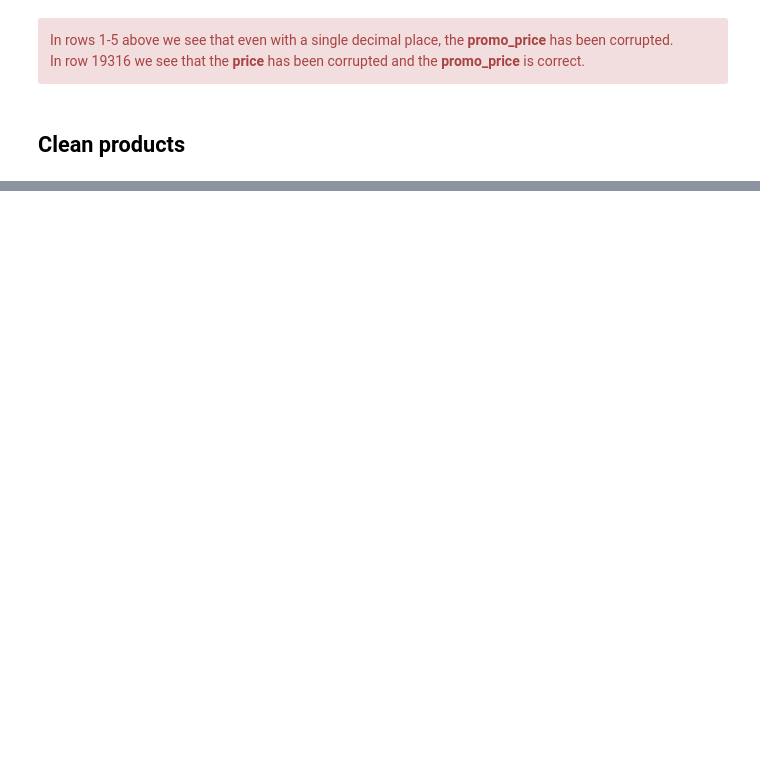
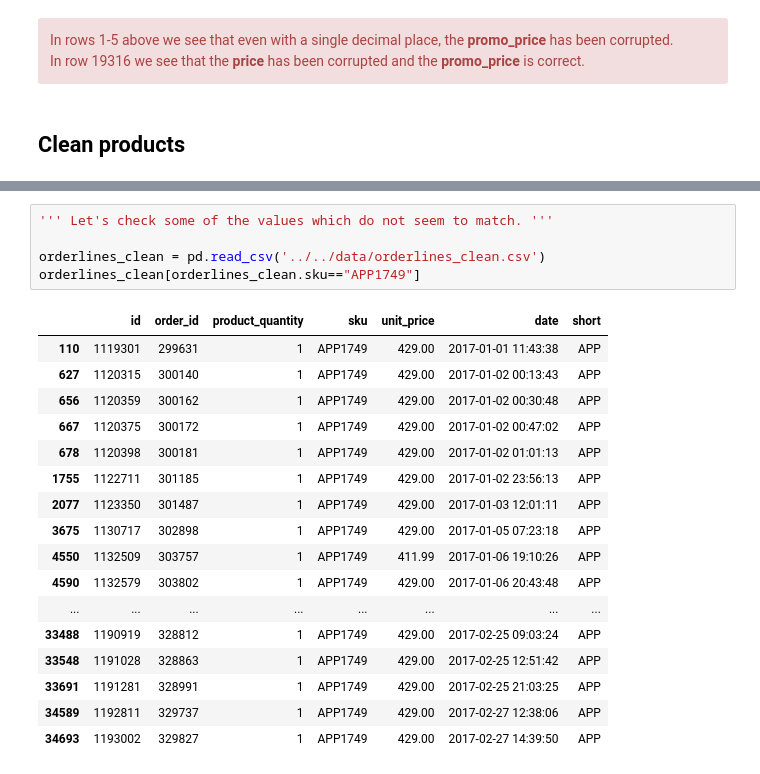
Before and after one commit to Donal-Flanagan/Eniac_discount_analysis, a Jupyter notebook: notebooks/1 - initial_imports_and_data_cleaning/explore_products.ipynb, the cells around one changed output, grey strips where cells are left out. Saved outputs shown, nothing was run; the diff lists cells and outputs as text; blank space fills up the shorter version.

```diff
--- a/notebooks/1 - initial_imports_and_data_cleaning/explore_products.ipynb
+++ b/notebooks/1 - initial_imports_and_data_cleaning/explore_products.ipynb
@@ -320,0 +614,23 @@ This represents 45.49% of the data.
+# %%
+''' Let's check some of the values which do not seem to match. '''
+
+orderlines_clean = pd.read_csv('../../data/orderlines_clean.csv')
+orderlines_clean[orderlines_clean.sku=="APP1749"]
+# %% [output]
+|  | id | order_id | product_quantity | sku | unit_price | date | short |
+| 110 | 1119301 | 299631 | 1 | APP1749 | 429.00 | 2017-01-01 11:43:38 | APP |
+| 627 | 1120315 | 300140 | 1 | APP1749 | 429.00 | 2017-01-02 00:13:43 | APP |
+| 656 | 1120359 | 300162 | 1 | APP1749 | 429.00 | 2017-01-02 00:30:48 | APP |
+| 667 | 1120375 | 300172 | 1 | APP1749 | 429.00 | 2017-01-02 00:47:02 | APP |
+| 678 | 1120398 | 300181 | 1 | APP1749 | 429.00 | 2017-01-02 01:01:13 | APP |
+| 1755 | 1122711 | 301185 | 1 | APP1749 | 429.00 | 2017-01-02 23:56:13 | APP |
+| 2077 | 1123350 | 301487 | 1 | APP1749 | 429.00 | 2017-01-03 12:01:11 | APP |
+| 3675 | 1130717 | 302898 | 1 | APP1749 | 429.00 | 2017-01-05 07:23:18 | APP |
+| 4550 | 1132509 | 303757 | 1 | APP1749 | 411.99 | 2017-01-06 19:10:26 | APP |
+| 4590 | 1132579 | 303802 | 1 | APP1749 | 429.00 | 2017-01-06 20:43:48 | APP |
+| ... | ... | ... | ... | ... | ... | ... | ... |
+| 33488 | 1190919 | 328812 | 1 | APP1749 | 429.00 | 2017-02-25 09:03:24 | APP |
+| 33548 | 1191028 | 328863 | 1 | APP1749 | 429.00 | 2017-02-25 12:51:42 | APP |
+| 33691 | 1191281 | 328991 | 1 | APP1749 | 429.00 | 2017-02-25 21:03:25 | APP |
+| 34589 | 1192811 | 329737 | 1 | APP1749 | 429.00 | 2017-02-27 12:38:06 | APP |
+| 34693 | 1193002 | 329827 | 1 | APP1749 | 429.00 | 2017-02-27 14:39:50 | APP |
```
Also changed, not shown: parts of 25 cells of this notebook.
